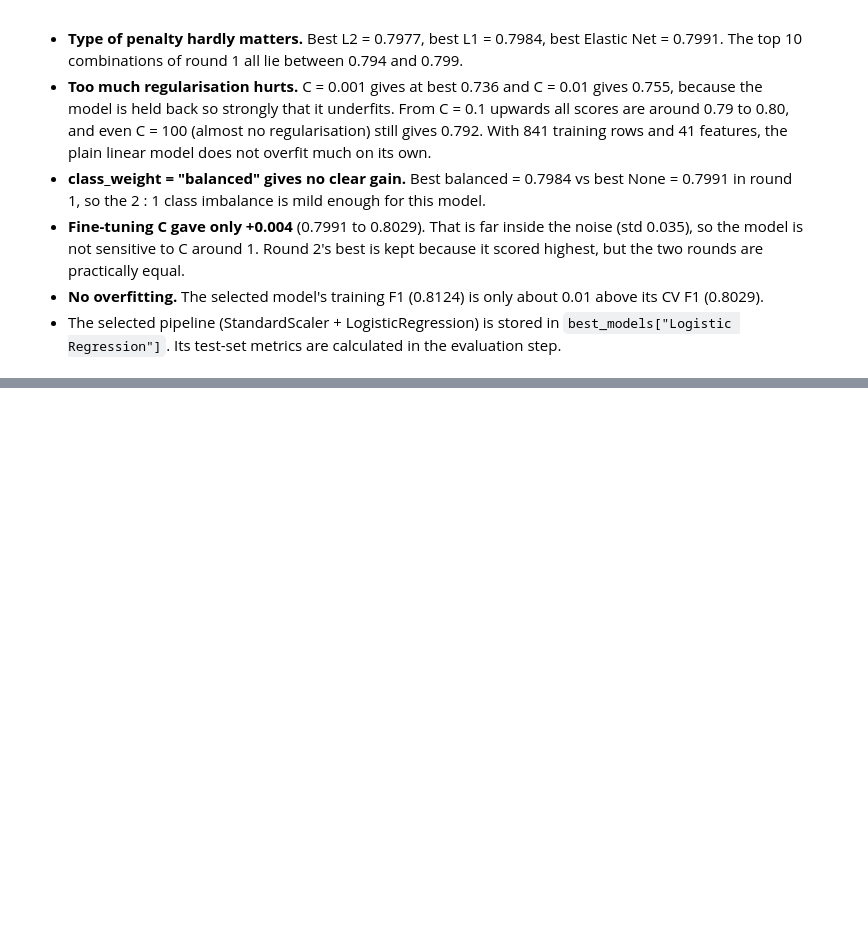
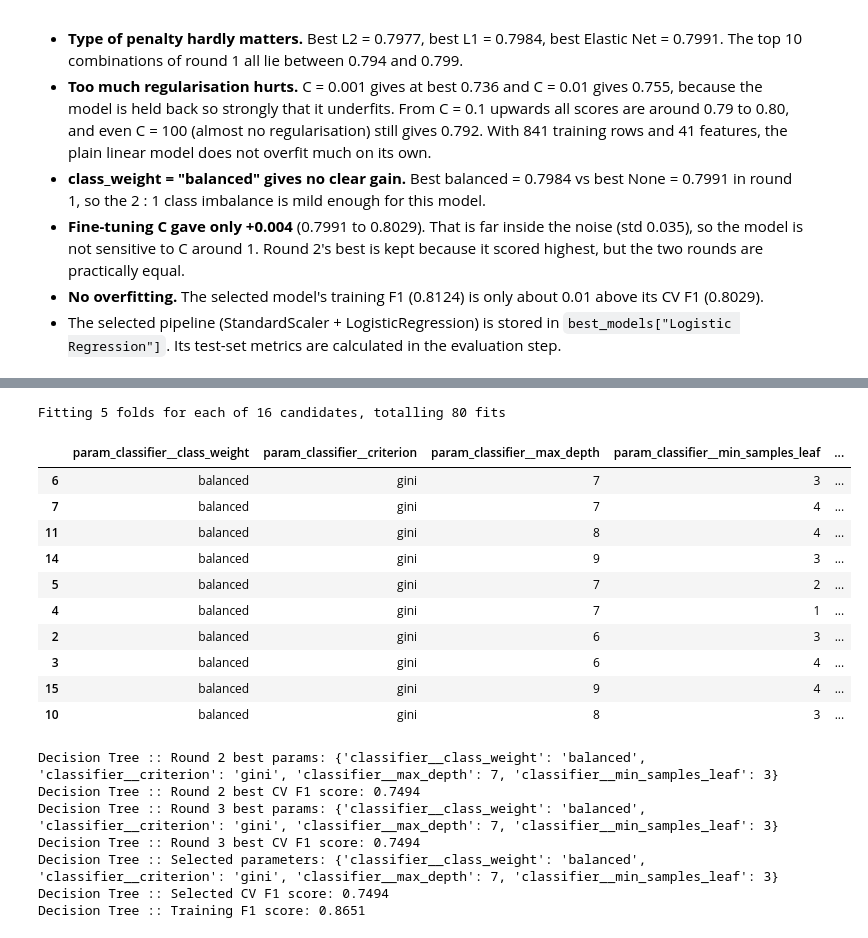
Before and after one commit to MadhurBhaiya-BITS/qsar-biodegradation-classifier, a Jupyter notebook: qsar_classifier.ipynb, the cells around one changed output, grey strips where cells are left out. Saved outputs shown, nothing was run; the diff lists cells and outputs as text; code cells hidden in the pictures; blank space fills up the shorter version.

```diff
--- a/qsar_classifier.ipynb
+++ b/qsar_classifier.ipynb
@@ -557,0 +631,75 @@ Training F1 score: 0.8124
+# %%
+# Round 3: fine-tune max_depth around 7, and min_samples_leaf around 1 and 3 (top 10 has both values)
+# Round 2 showed that top 5 results have max_depth = 7 and min_samples_leaf = 3
+# Round 2 showed that all top 10 results are gini only. So, we will use gini only for fine tuning
+decsn_tree_param_grid_fine = [
+    {   # Total 1 * 4 * 4 * 1 = 16 combinations
+        "classifier__criterion": ["gini"],
+        "classifier__max_depth": [6,7,8,9], # max depth = 5 and 10 were already tested in previous round
+        "classifier__min_samples_leaf": [1,2,3,4],
+        "classifier__class_weight": ["balanced"], # top 10 results were balanced only
+    }
+]
+
+# Total combinations = 16 combinations
+# Since we are doing 5-fold CV => 16 * 5 = 80 fits
+
+decsn_tree_grid_search_fine = GridSearchCV(
+    estimator=decsn_tree_pipe,   # same pipeline as round 2
+    param_grid=decsn_tree_param_grid_fine,
+    cv=cv_strat,                   # reused StratifiedKFold
+    scoring=SCORING_MEASURE,       # "f1"
+    n_jobs=-1,
+    refit=True,
+    verbose=1,
+)
+decsn_tree_grid_search_fine.fit(X_train, y_train)
+
+# Display the top 10 combinations, one column per hyperparameter so nothing gets truncated
+decsn_tree_results_fine = pd.DataFrame(decsn_tree_grid_search_fine.cv_results_)
+decsn_tree_param_cols_fine = [col for col in decsn_tree_results_fine.columns if col.startswith("param_")]
+display(
+    decsn_tree_results_fine[decsn_tree_param_cols_fine + ["mean_test_score", "std_test_score", "rank_test_score"]]
+    .sort_values("rank_test_score")
+    .head(10)
+)
+
+# Keep whichever round found the better CV score
+print("Decision Tree :: Round 2 best params:", decsn_tree_grid_search.best_params_)
+print("Decision Tree :: Round 2 best CV F1 score:", round(decsn_tree_grid_search.best_score_, 4))
+
+print("Decision Tree :: Round 3 best params:", decsn_tree_grid_search_fine.best_params_)
+print("Decision Tree :: Round 3 best CV F1 score:", round(decsn_tree_grid_search_fine.best_score_, 4))
+
+if decsn_tree_grid_search_fine.best_score_ > decsn_tree_grid_search.best_score_:
+    decsn_tree_search = decsn_tree_grid_search_fine
+else:
+    decsn_tree_search = decsn_tree_grid_search
+
+# Training score close to the CV score means the model is not overfitting
+print("Decision Tree :: Selected parameters:", decsn_tree_search.best_params_)
+print("Decision Tree :: Selected CV F1 score:", round(decsn_tree_search.best_score_, 4))
+print("Decision Tree :: Training F1 score:", round(decsn_tree_search.score(X_train, y_train), 4))
+
+# best_estimator_ is the whole pipeline, retrained on the full training data
+best_models["Decision Tree"] = decsn_tree_search.best_estimator_
+# %% [output]
+Fitting 5 folds for each of 16 candidates, totalling 80 fits
+|  | param_classifier__class_weight | param_classifier__criterion | param_classifier__max_depth | param_classifier__min_samples_leaf | ... |
+| 6 | balanced | gini | 7 | 3 | ... |
+| 7 | balanced | gini | 7 | 4 | ... |
+| 11 | balanced | gini | 8 | 4 | ... |
+| 14 | balanced | gini | 9 | 3 | ... |
+| 5 | balanced | gini | 7 | 2 | ... |
+| 4 | balanced | gini | 7 | 1 | ... |
+| 2 | balanced | gini | 6 | 3 | ... |
+| 3 | balanced | gini | 6 | 4 | ... |
+| 15 | balanced | gini | 9 | 4 | ... |
+| 10 | balanced | gini | 8 | 3 | ... |
+Decision Tree :: Round 2 best params: {'classifier__class_weight': 'balanced', 'classifier__criterion': 'gini', 'classifier__max_depth': 7, 'classifier__min_samples_leaf': 3}
+Decision Tree :: Round 2 best CV F1 score: 0.7494
+Decision Tree :: Round 3 best params: {'classifier__class_weight': 'balanced', 'classifier__criterion': 'gini', 'classifier__max_depth': 7, 'classifier__min_samples_leaf': 3}
+Decision Tree :: Round 3 best CV F1 score: 0.7494
+Decision Tree :: Selected parameters: {'classifier__class_weight': 'balanced', 'classifier__criterion': 'gini', 'classifier__max_depth': 7, 'classifier__min_samples_leaf': 3}
+Decision Tree :: Selected CV F1 score: 0.7494
+Decision Tree :: Training F1 score: 0.8651
```
Also changed, not shown: parts of 7 cells of this notebook.
